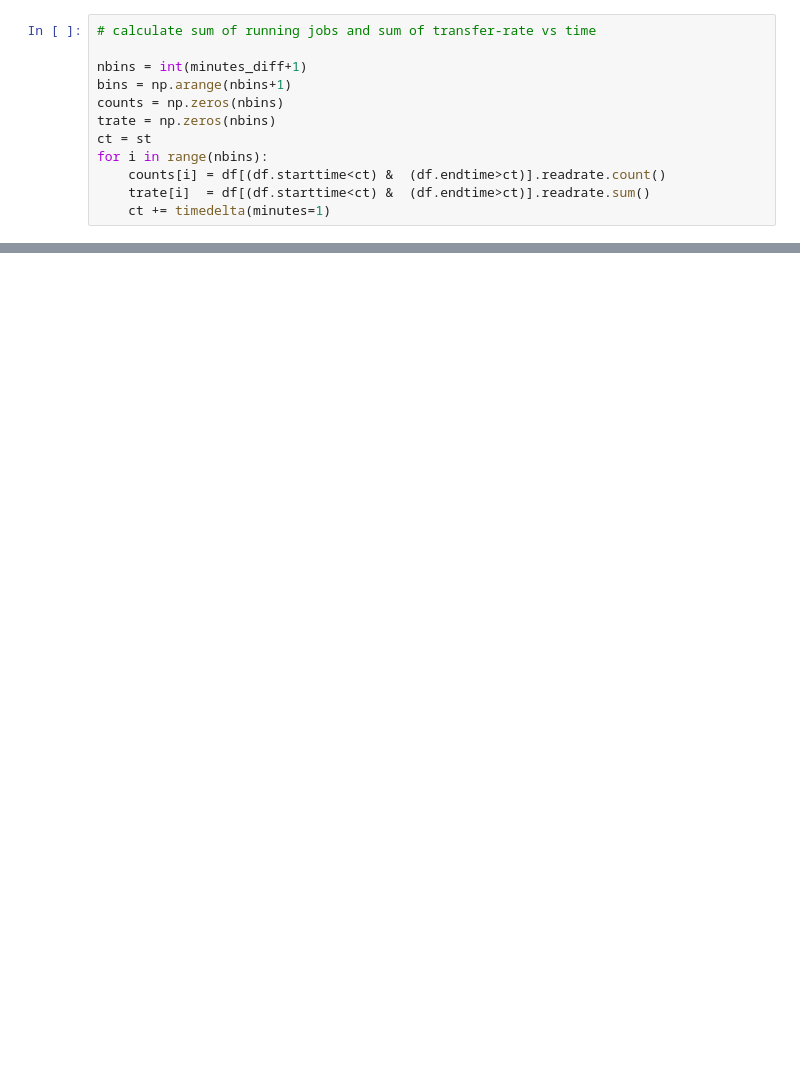
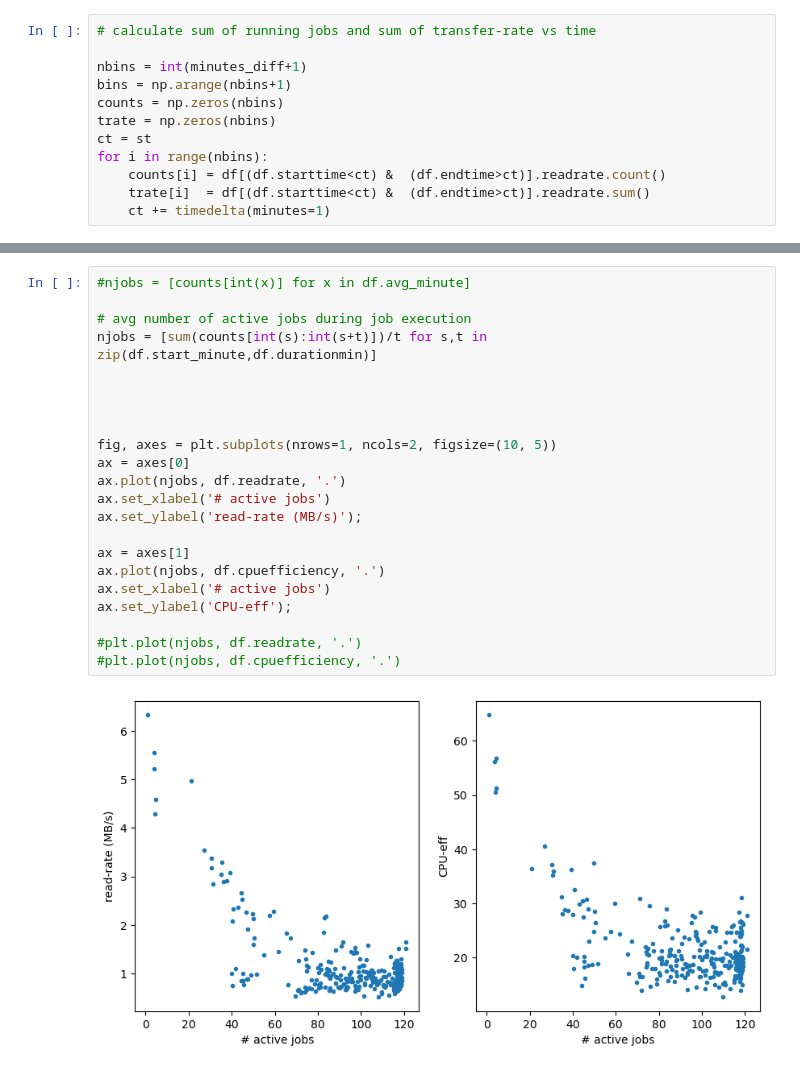
Before and after one commit to gdxd/hc_stress_test, a Jupyter notebook: AnalyzeBigpandalogs.ipynb, the cells around one changed output, grey strips where cells are left out. Drawn from its saved outputs; the diff is of its cells as text; blank space fills up the shorter version.

```diff
--- a/AnalyzeBigpandalogs.ipynb
+++ b/AnalyzeBigpandalogs.ipynb
@@ -98,0 +166,24 @@ fig.suptitle('HC stress test transfers from panda job par');
+# %%
+#njobs = [counts[int(x)] for x in df.avg_minute]
+
+# avg number of active jobs during job execution
+njobs = [sum(counts[int(s):int(s+t)])/t for s,t in zip(df.start_minute,df.durationmin)]
+
+
+
+
+fig, axes = plt.subplots(nrows=1, ncols=2, figsize=(10, 5))
+ax = axes[0]
+ax.plot(njobs, df.readrate, '.')
+ax.set_xlabel('# active jobs')
+ax.set_ylabel('read-rate (MB/s)');
+
+ax = axes[1]
+ax.plot(njobs, df.cpuefficiency, '.')
+ax.set_xlabel('# active jobs')
+ax.set_ylabel('CPU-eff');
+
+#plt.plot(njobs, df.readrate, '.')
+#plt.plot(njobs, df.cpuefficiency, '.')
+# %% [output]
+[figure, added]
```
Also changed, not shown: parts of 15 cells of this notebook.
